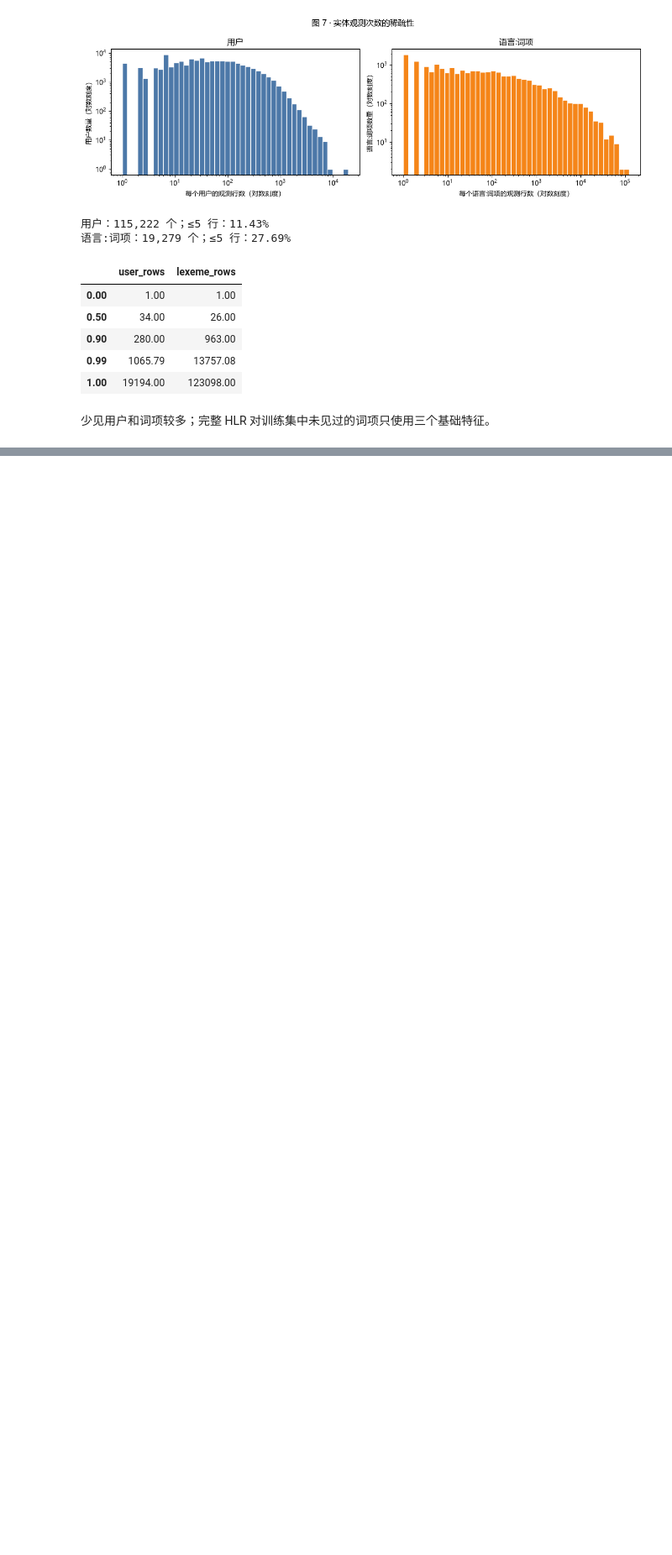
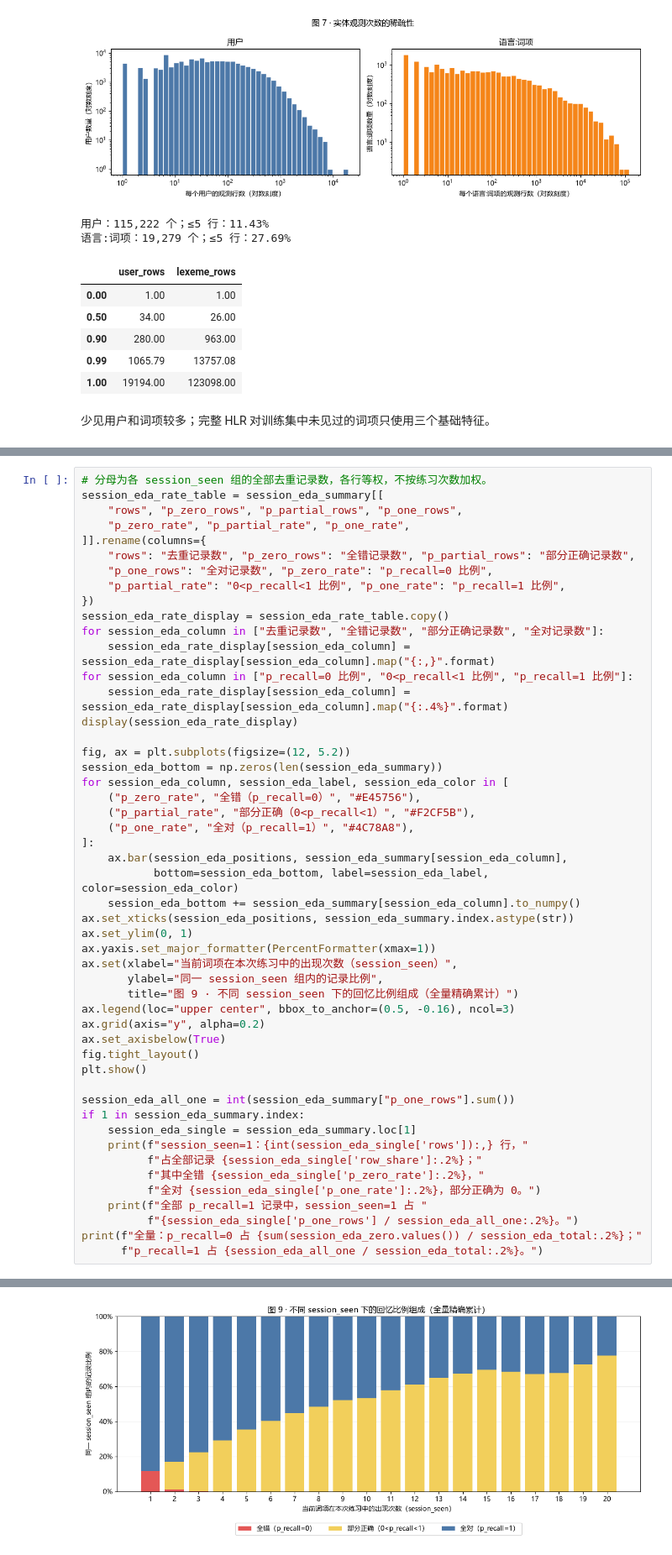
Before and after one commit to Horace564/HLR, a Jupyter notebook: notebooks/zh-CN/01_eda.ipynb, the cells around one changed output, grey strips where cells are left out. Shown at 84% size. Drawn from its saved outputs; the diff is of its cells as text; blank space fills up the shorter version.

```diff
--- a/notebooks/zh-CN/01_eda.ipynb
+++ b/notebooks/zh-CN/01_eda.ipynb
@@ -350,0 +461,51 @@ display(pd.DataFrame({
+# %%
+# 分母为各 session_seen 组的全部去重记录数，各行等权，不按练习次数加权。
+session_eda_rate_table = session_eda_summary[[
+    "rows", "p_zero_rows", "p_partial_rows", "p_one_rows",
+    "p_zero_rate", "p_partial_rate", "p_one_rate",
+]].rename(columns={
+    "rows": "去重记录数", "p_zero_rows": "全错记录数", "p_partial_rows": "部分正确记录数",
+    "p_one_rows": "全对记录数", "p_zero_rate": "p_recall=0 比例",
+    "p_partial_rate": "0<p_recall<1 比例", "p_one_rate": "p_recall=1 比例",
+})
+session_eda_rate_display = session_eda_rate_table.copy()
+for session_eda_column in ["去重记录数", "全错记录数", "部分正确记录数", "全对记录数"]:
+    session_eda_rate_display[session_eda_column] = session_eda_rate_display[session_eda_column].map("{:,}".format)
+for session_eda_column in ["p_recall=0 比例", "0<p_recall<1 比例", "p_recall=1 比例"]:
+    session_eda_rate_display[session_eda_column] = session_eda_rate_display[session_eda_column].map("{:.4%}".format)
+display(session_eda_rate_display)
+
+fig, ax = plt.subplots(figsize=(12, 5.2))
+session_eda_bottom = np.zeros(len(session_eda_summary))
+for session_eda_column, session_eda_label, session_eda_color in [
+    ("p_zero_rate", "全错（p_recall=0）", "#E45756"),
+    ("p_partial_rate", "部分正确（0<p_recall<1）", "#F2CF5B"),
+    ("p_one_rate", "全对（p_recall=1）", "#4C78A8"),
+]:
+    ax.bar(session_eda_positions, session_eda_summary[session_eda_column],
+           bottom=session_eda_bottom, label=session_eda_label, color=session_eda_color)
+    session_eda_bottom += session_eda_summary[session_eda_column].to_numpy()
+ax.set_xticks(session_eda_positions, session_eda_summary.index.astype(str))
+ax.set_ylim(0, 1)
+ax.yaxis.set_major_formatter(PercentFormatter(xmax=1))
+ax.set(xlabel="当前词项在本次练习中的出现次数（session_seen）",
+       ylabel="同一 session_seen 组内的记录比例",
+       title="图 9 · 不同 session_seen 下的回忆比例组成（全量精确累计）")
+ax.legend(loc="upper center", bbox_to_anchor=(0.5, -0.16), ncol=3)
+ax.grid(axis="y", alpha=0.2)
+ax.set_axisbelow(True)
+fig.tight_layout()
+plt.show()
+
+session_eda_all_one = int(session_eda_summary["p_one_rows"].sum())
+if 1 in session_eda_summary.index:
+    session_eda_single = session_eda_summary.loc[1]
+    print(f"session_seen=1：{int(session_eda_single['rows']):,} 行，"
+          f"占全部记录 {session_eda_single['row_share']:.2%}；"
+          f"其中全错 {session_eda_single['p_zero_rate']:.2%}，"
+          f"全对 {session_eda_single['p_one_rate']:.2%}，部分正确为 0。")
+    print(f"全部 p_recall=1 记录中，session_seen=1 占 "
+          f"{session_eda_single['p_one_rows'] / session_eda_all_one:.2%}。")
+print(f"全量：p_recall=0 占 {sum(session_eda_zero.values()) / session_eda_total:.2%}；"
+      f"p_recall=1 占 {session_eda_all_one / session_eda_total:.2%}。")
+# %% [output]
@@ -350,0 +530 @@ display(pd.DataFrame({
+[figure, added]
```
Also changed, not shown: parts of 6 cells of this notebook, 5 other files.
